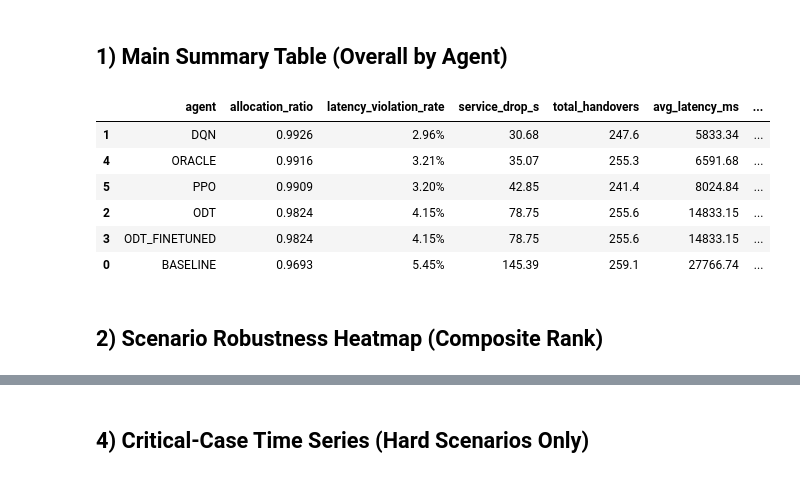
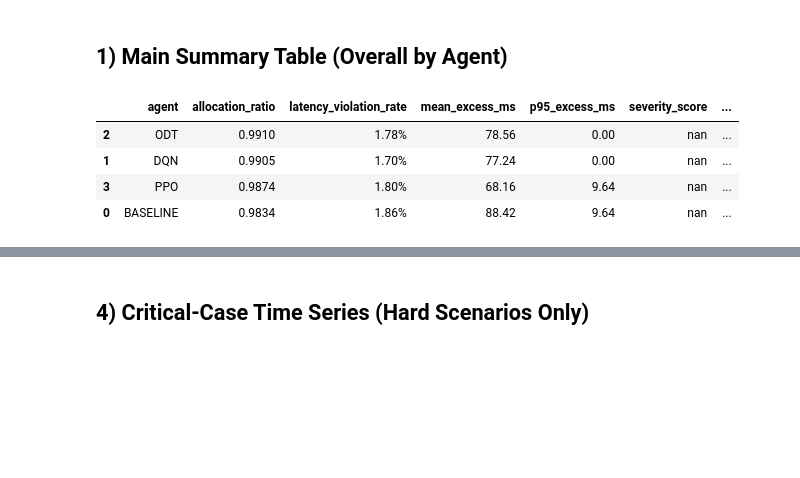
Before and after one commit to HindMukhtar/DLRL2025, a Jupyter notebook: Single Constellation /paper_results_summary.ipynb, the cells around one changed output, grey strips where cells are left out. Saved outputs shown, nothing was run; the diff lists cells and outputs as text; code cells hidden in the pictures; blank space fills up the shorter version.

```diff
--- a/Single Constellation /paper_results_summary.ipynb
+++ b/Single Constellation /paper_results_summary.ipynb
@@ -16,14 +16,12 @@ import plotly.graph_objects as go
 from plotly.subplots import make_subplots
 
 BASE_DIR = Path('.').resolve()
-AGENTS = ['BASELINE', 'PPO', 'DQN', 'ODT', 'ODT_FINETUNED', 'ORACLE']
+AGENTS = ['BASELINE', 'PPO', 'DQN', 'ODT', 'ORACLE']
 SCENARIOS = [
-    'no_scenario',
     'load_cycle_1',
     'load_cycle_2',
     'load_cycle_5',
     'medium_aircraft',
-    'large_aircraft',
     'snr_congested',
 ]
 
@@ -149,31 +183,33 @@ m.sort_values(['scenario','composite_score'], ascending=[True, False]).head(20)
 # %%
 overall = (
     m.groupby('agent', as_index=False)
      .agg({
          'allocation_ratio': 'mean',
          'latency_violation_rate': 'mean',
+         'mean_excess_ms': 'mean',
+         'p95_excess_ms': 'mean',
+         'severity_score': 'mean',
          'service_drop_s': 'mean',
          'total_handovers': 'mean',
          'avg_latency_ms': 'mean',
          'composite_score': 'mean',
      })
 )
 overall = overall.sort_values('composite_score', ascending=False)
 overall.style.format({
     'allocation_ratio': '{:.4f}',
     'latency_violation_rate': '{:.2%}',
+    'mean_excess_ms': '{:.2f}',
+    'p95_excess_ms': '{:.2f}',
+    'severity_score': '{:.4f}',
     'service_drop_s': '{:.2f}',
     'total_handovers': '{:.1f}',
     'avg_latency_ms': '{:.2f}',
     'composite_score': '{:.4f}',
 })
 # %% [output]
-|  | agent | allocation_ratio | latency_violation_rate | service_drop_s | total_handovers | avg_latency_ms | ... |
-| 1 | DQN | 0.9926 | 2.96% | 30.68 | 247.6 | 5833.34 | ... |
-| 4 | ORACLE | 0.9916 | 3.21% | 35.07 | 255.3 | 6591.68 | ... |
-| 5 | PPO | 0.9909 | 3.20% | 42.85 | 241.4 | 8024.84 | ... |
-| 2 | ODT | 0.9824 | 4.15% | 78.75 | 255.6 | 14833.15 | ... |
-| 3 | ODT_FINETUNED | 0.9824 | 4.15% | 78.75 | 255.6 | 14833.15 | ... |
-| 0 | BASELINE | 0.9693 | 5.45% | 145.39 | 259.1 | 27766.74 | ... |
+|  | agent | allocation_ratio | latency_violation_rate | mean_excess_ms | p95_excess_ms | severity_score | ... |
+| 2 | ODT | 0.9910 | 1.78% | 78.56 | 0.00 | nan | ... |
+| 1 | DQN | 0.9905 | 1.70% | 77.24 | 0.00 | nan | ... |
+| 3 | PPO | 0.9874 | 1.80% | 68.16 | 9.64 | nan | ... |
+| 0 | BASELINE | 0.9834 | 1.86% | 88.42 | 9.64 | nan | ... |
-# %% [markdown]
-## 2) Scenario Robustness Heatmap (Composite Rank)
```
Also changed, not shown: parts of 9 cells of this notebook, 24 other files.
